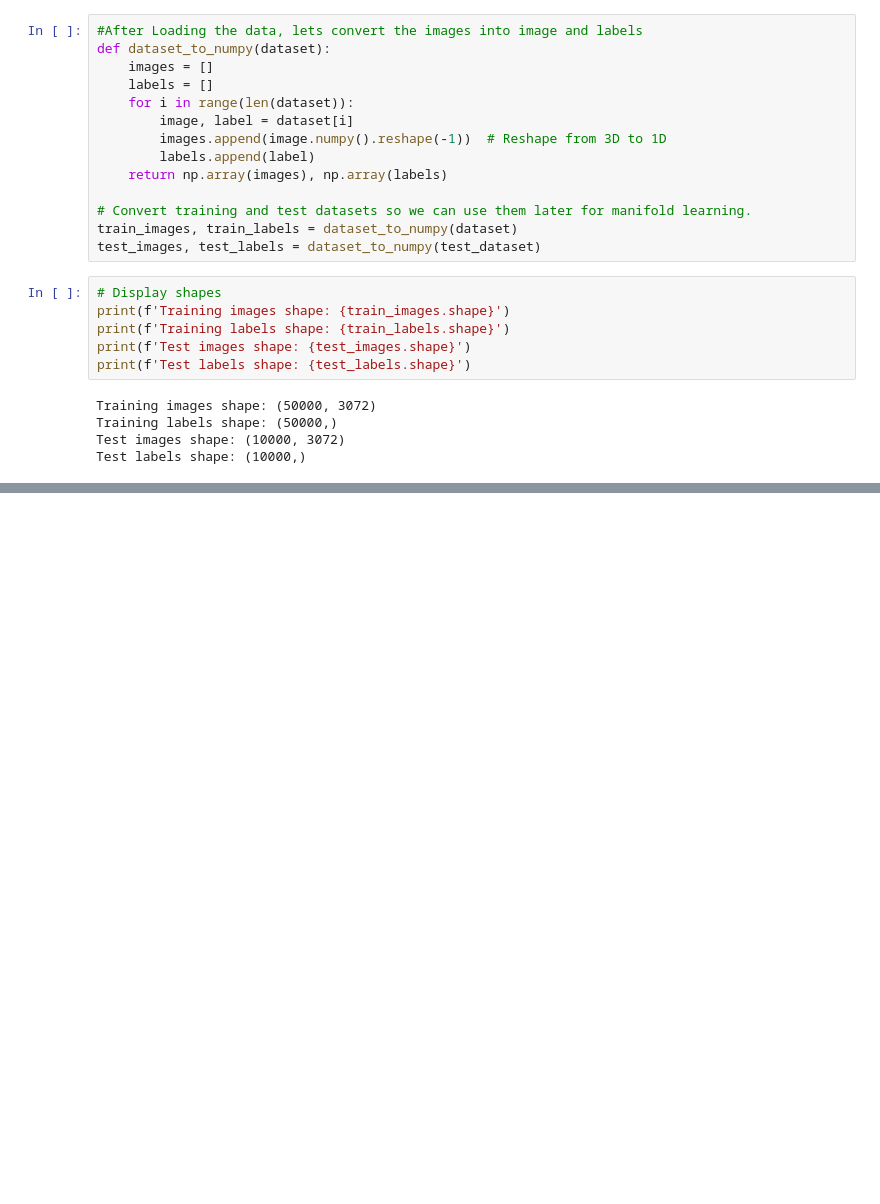
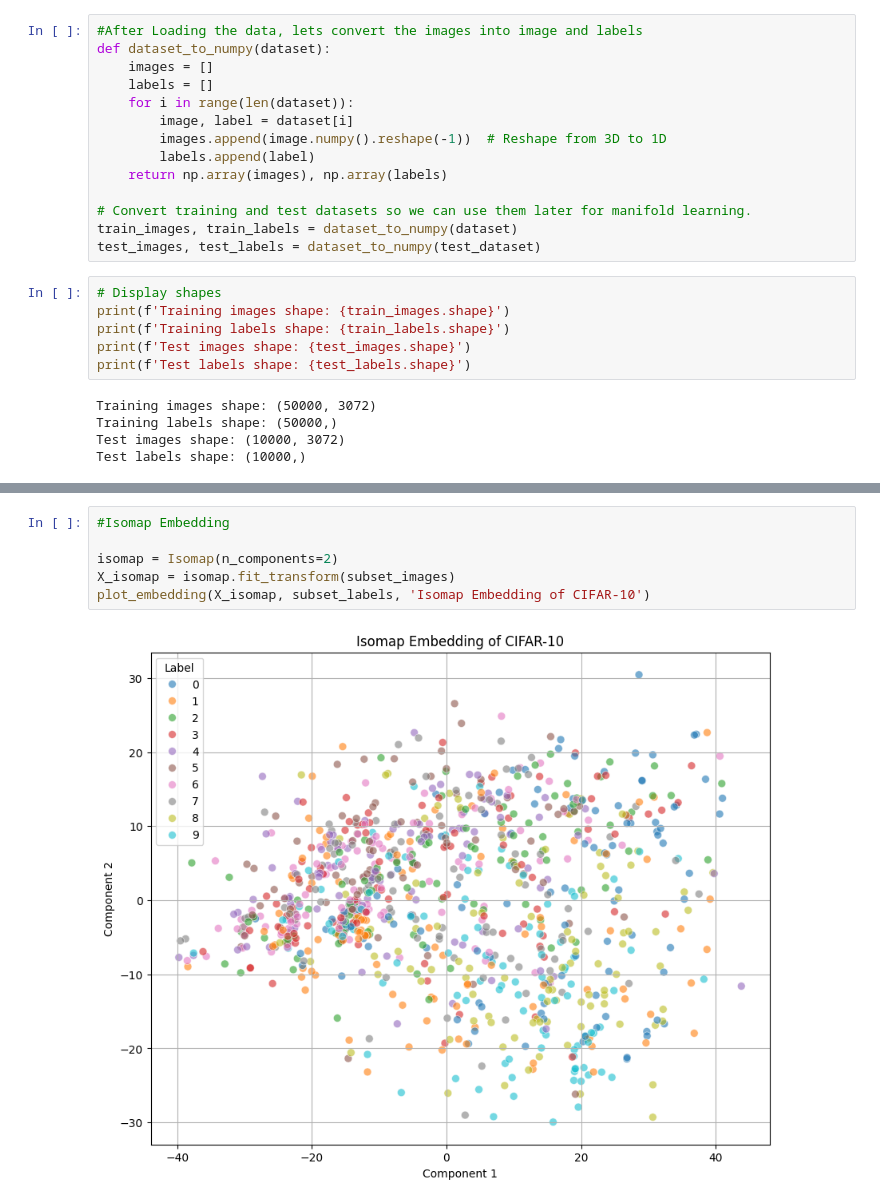
Before and after one commit to DataScienceAndEngineering/hw5-problem-1-2d-embedding-of-the-cifar-10-artjolamelii, a Jupyter notebook: dsei2100s24hw5p1.ipynb, the cells around one changed output, grey strips where cells are left out. Cells and saved outputs as stored; diff of their text form; blank space fills up the shorter version.

```diff
--- a/dsei2100s24hw5p1.ipynb
+++ b/dsei2100s24hw5p1.ipynb
@@ -88,0 +129,8 @@ Test labels shape: (10000,)
+# %%
+#Isomap Embedding
+
+isomap = Isomap(n_components=2)
+X_isomap = isomap.fit_transform(subset_images)
+plot_embedding(X_isomap, subset_labels, 'Isomap Embedding of CIFAR-10')
+# %% [output]
+[figure, added]
```
Also changed, not shown: parts of 10 cells of this notebook.
